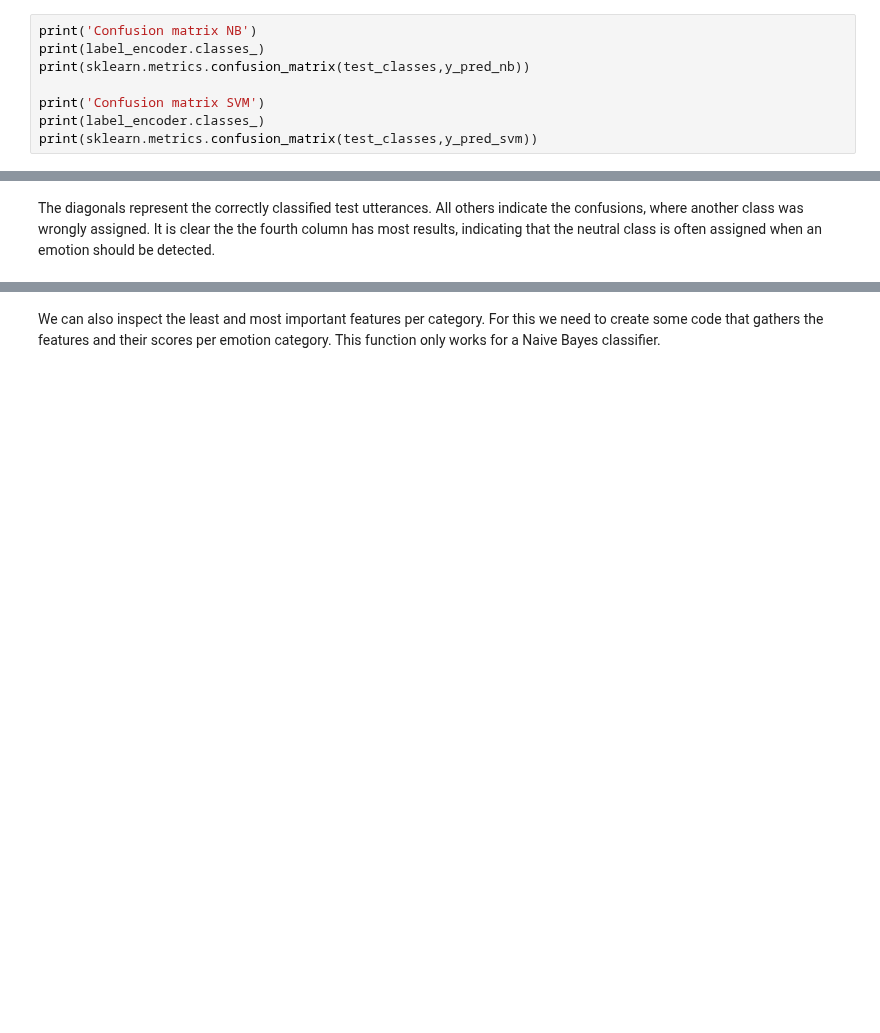
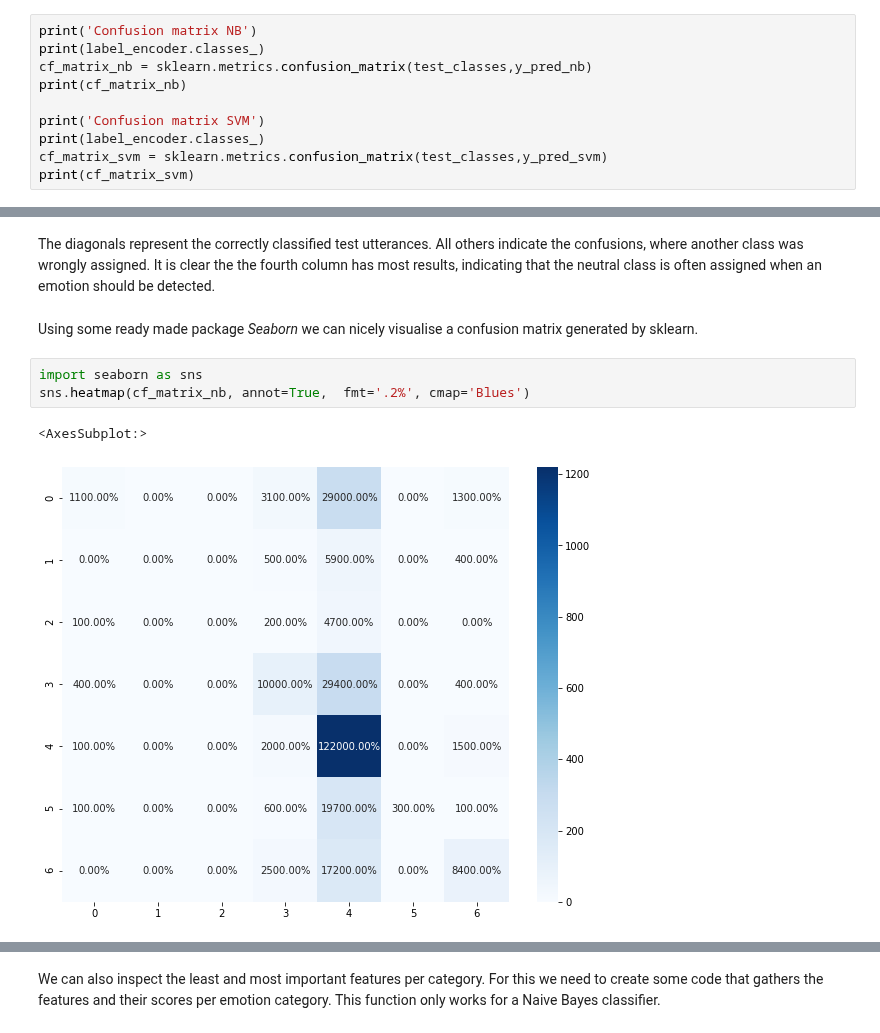
Before and after one commit to cltl/ma-hlt-labs, a Jupyter notebook: lab3.machine_learning/Lab3.5.ml.emotion-detection-bow.ipynb, the cells around one changed output, grey strips where cells are left out. Saved outputs shown, nothing was run; the diff lists cells and outputs as text; blank space fills up the shorter version.

```diff
--- a/lab3.machine_learning/Lab3.5.ml.emotion-detection-bow.ipynb
+++ b/lab3.machine_learning/Lab3.5.ml.emotion-detection-bow.ipynb
@@ -824,11 +842,13 @@ Sklearn can also generate a confusion matrix, which indicates which classes are
 # %%
 print('Confusion matrix NB')
 print(label_encoder.classes_)
-print(sklearn.metrics.confusion_matrix(test_classes,y_pred_nb))
+cf_matrix_nb = sklearn.metrics.confusion_matrix(test_classes,y_pred_nb)
+print(cf_matrix_nb)
 
 print('Confusion matrix SVM')
 print(label_encoder.classes_)
-print(sklearn.metrics.confusion_matrix(test_classes,y_pred_svm))
+cf_matrix_svm = sklearn.metrics.confusion_matrix(test_classes,y_pred_svm)
+print(cf_matrix_svm)
 # %% [output]
 Confusion matrix NB
 ['anger' 'disgust' 'fear' 'joy' 'neutral' 'sadness' 'surprise']
@@ -850,3 +870,11 @@ Confusion matrix SVM
  [  18    0    0   41   86    4  132]]
 # %% [markdown]
 The diagonals represent the correctly classified test utterances. All others indicate the confusions, where another class was wrongly assigned. It is clear the the fourth column has most results, indicating that the neutral class is often assigned when an emotion should be detected.
+# %% [markdown]
+Using some ready made package *Seaborn* we can nicely visualise a confusion matrix generated by sklearn.
+# %%
+import seaborn as sns
+sns.heatmap(cf_matrix_nb, annot=True,  fmt='.2%', cmap='Blues')
+# %% [output]
+<AxesSubplot:>
+[figure, added]
```
Also changed, not shown: parts of 29 cells of this notebook, 4 other files.
